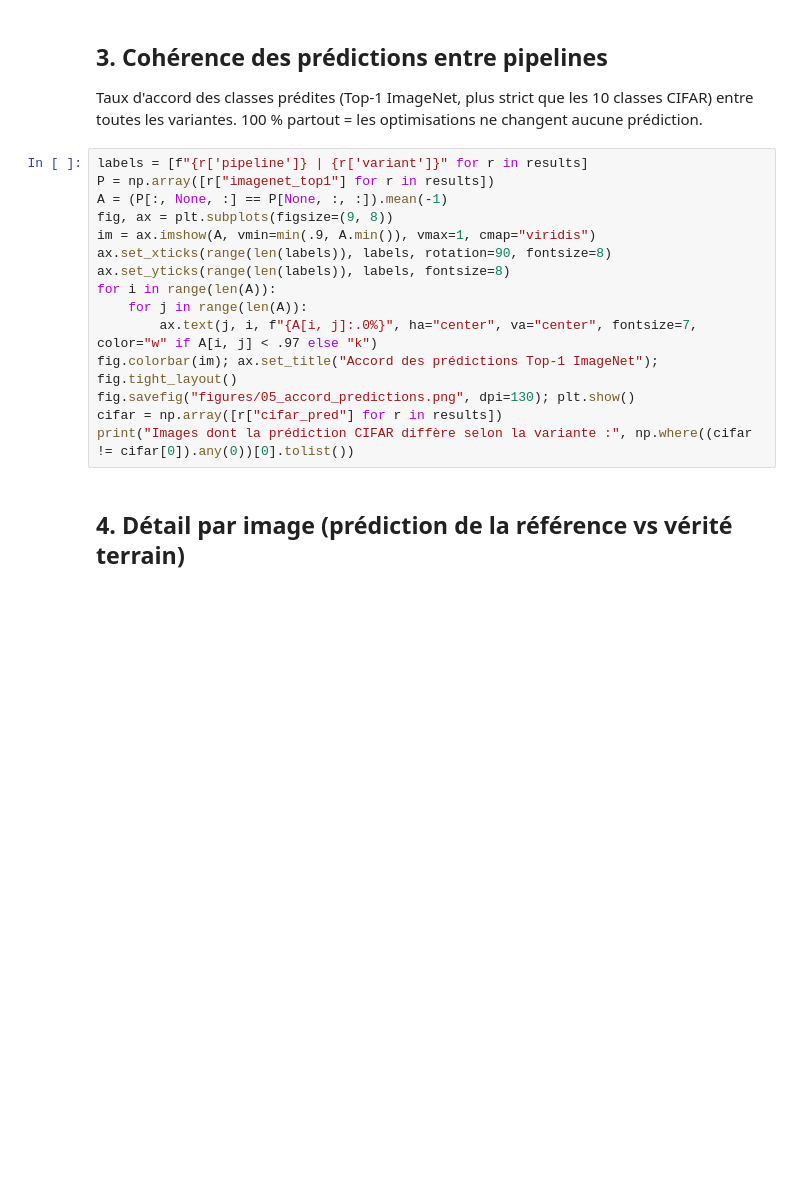
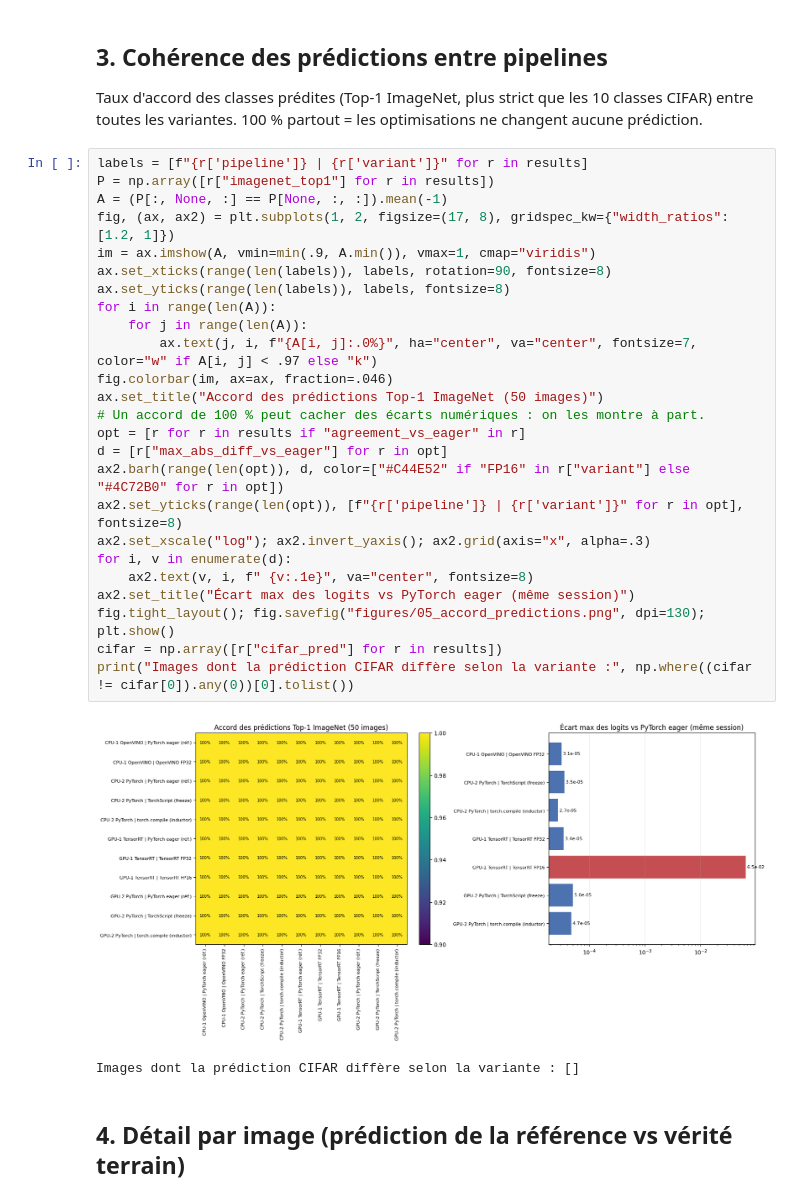
Before and after one commit to Romain-LM-Dev/TP1_deploiement_IA, a Jupyter notebook: notebooks/05_comparaison.ipynb, the cells around one changed output. Saved outputs shown, nothing was run; the diff lists cells and outputs as text; blank space fills up the shorter version.

Commit message:
Exécution Colab du pipeline 04, comparaison : ajout de l'écart des logits à côté de la matrice d'accord
Co-Authored-By: Claude Opus 5.5 <noreply@anthropic.com>

```diff
--- a/notebooks/05_comparaison.ipynb
+++ b/notebooks/05_comparaison.ipynb
@@ -46,18 +82,31 @@ Taux d'accord des classes prédites (Top-1 ImageNet, plus strict que les 10 clas
 # %%
 labels = [f"{r['pipeline']} | {r['variant']}" for r in results]
 P = np.array([r["imagenet_top1"] for r in results])
 A = (P[:, None, :] == P[None, :, :]).mean(-1)
-fig, ax = plt.subplots(figsize=(9, 8))
+fig, (ax, ax2) = plt.subplots(1, 2, figsize=(17, 8), gridspec_kw={"width_ratios": [1.2, 1]})
 im = ax.imshow(A, vmin=min(.9, A.min()), vmax=1, cmap="viridis")
 ax.set_xticks(range(len(labels)), labels, rotation=90, fontsize=8)
 ax.set_yticks(range(len(labels)), labels, fontsize=8)
 for i in range(len(A)):
     for j in range(len(A)):
         ax.text(j, i, f"{A[i, j]:.0%}", ha="center", va="center", fontsize=7, color="w" if A[i, j] < .97 else "k")
-fig.colorbar(im); ax.set_title("Accord des prédictions Top-1 ImageNet"); fig.tight_layout()
-fig.savefig("figures/05_accord_predictions.png", dpi=130); plt.show()
+fig.colorbar(im, ax=ax, fraction=.046)
+ax.set_title("Accord des prédictions Top-1 ImageNet (50 images)")
+# Un accord de 100 % peut cacher des écarts numériques : on les montre à part.
+opt = [r for r in results if "agreement_vs_eager" in r]
+d = [r["max_abs_diff_vs_eager"] for r in opt]
+ax2.barh(range(len(opt)), d, color=["#C44E52" if "FP16" in r["variant"] else "#4C72B0" for r in opt])
+ax2.set_yticks(range(len(opt)), [f"{r['pipeline']} | {r['variant']}" for r in opt], fontsize=8)
+ax2.set_xscale("log"); ax2.invert_yaxis(); ax2.grid(axis="x", alpha=.3)
+for i, v in enumerate(d):
+    ax2.text(v, i, f" {v:.1e}", va="center", fontsize=8)
+ax2.set_title("Écart max des logits vs PyTorch eager (même session)")
+fig.tight_layout(); fig.savefig("figures/05_accord_predictions.png", dpi=130); plt.show()
 cifar = np.array([r["cifar_pred"] for r in results])
 print("Images dont la prédiction CIFAR diffère selon la variante :", np.where((cifar != cifar[0]).any(0))[0].tolist())
+# %% [output]
+[figure, added]
+Images dont la prédiction CIFAR diffère selon la variante : []
 # %% [markdown]
 ## 4. Détail par image (prédiction de la référence vs vérité terrain)
 # %%
```
Also changed, not shown: parts of 5 cells of this notebook, 6 other files.
